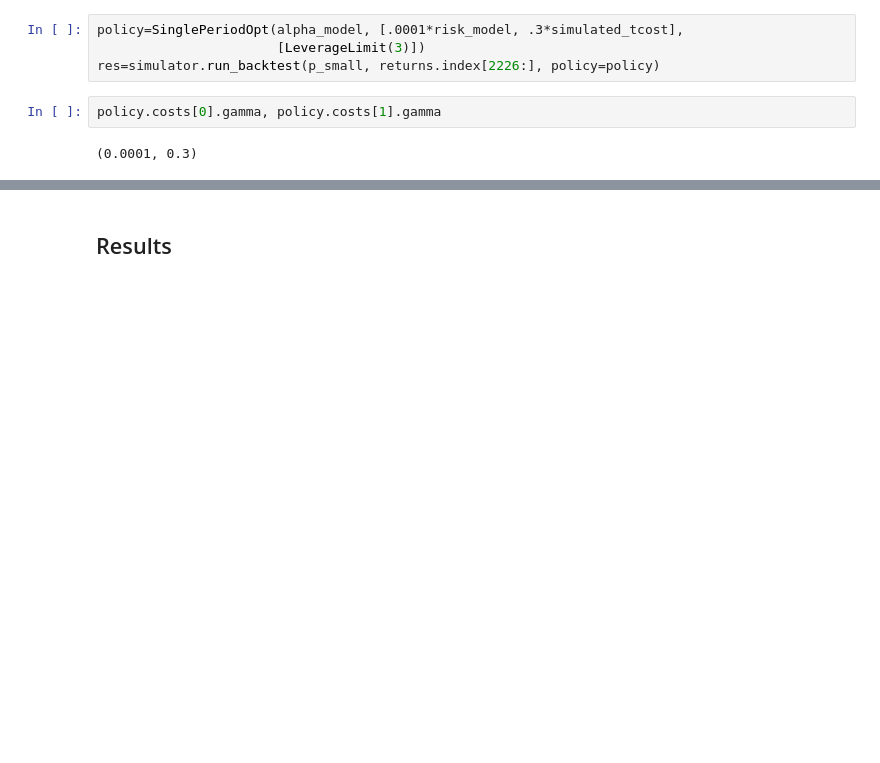
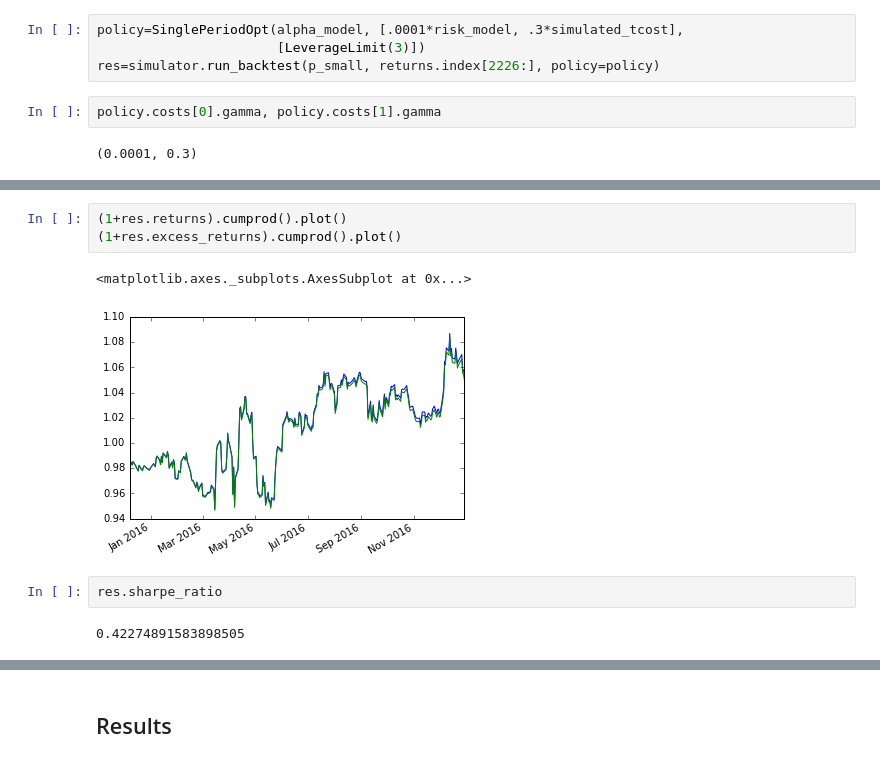
Before and after one commit to cvxgrp/cvxportfolio, a Jupyter notebook: SinglePeriodOpt.ipynb, the cells around one changed output, grey strips where cells are left out. Drawn from its saved outputs; the diff is of its cells as text; blank space fills up the shorter version.

```diff
--- a/SinglePeriodOpt.ipynb
+++ b/SinglePeriodOpt.ipynb
@@ -70,0 +71,10 @@ res.leverage.plot()
+# %%
+(1+res.returns).cumprod().plot()
+(1+res.excess_returns).cumprod().plot()
+# %% [output]
+<matplotlib.axes._subplots.AxesSubplot at 0x...>
+[figure, added]
+# %%
+res.sharpe_ratio
+# %% [output]
+0.42274891583898505
```
Also changed, not shown: parts of 12 cells of this notebook, 2 other files.
